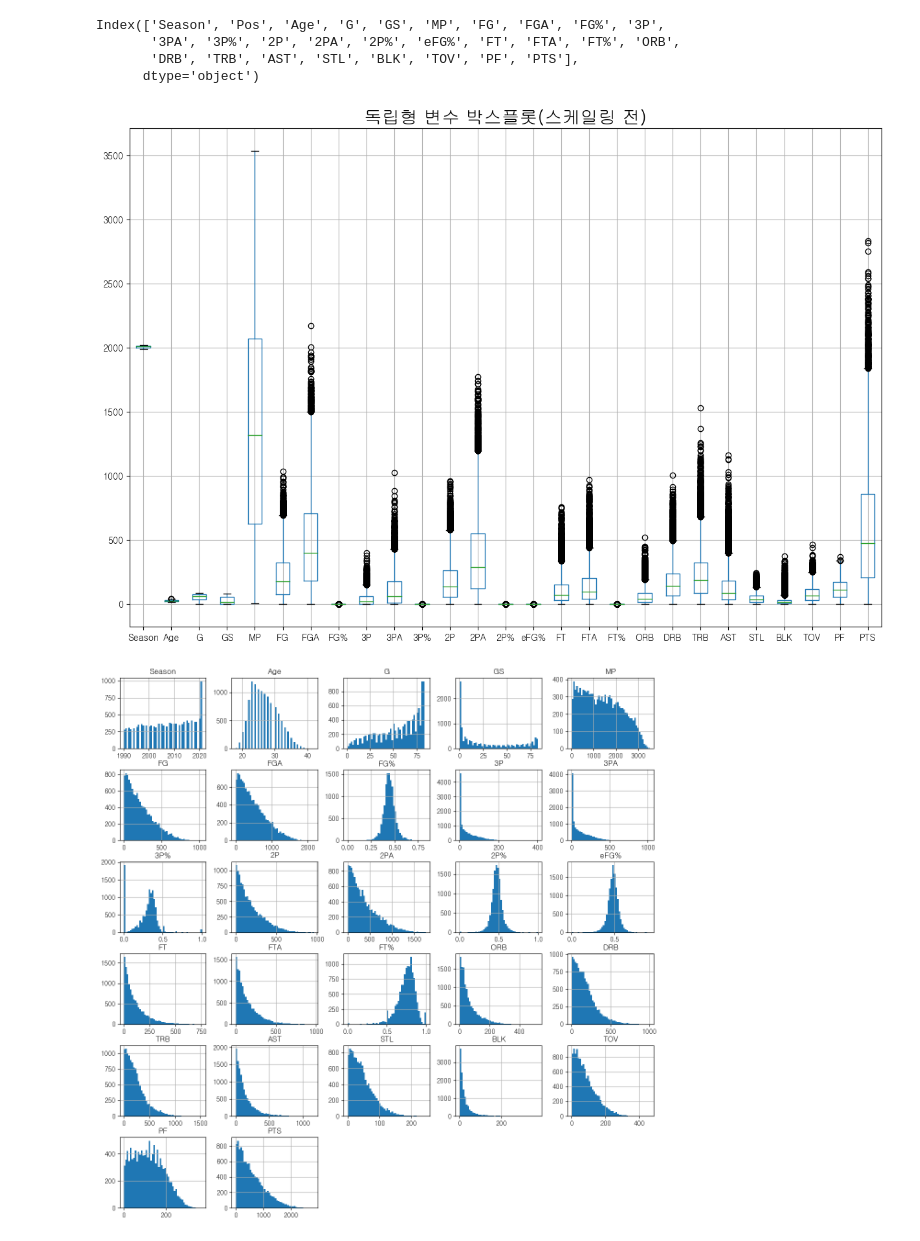
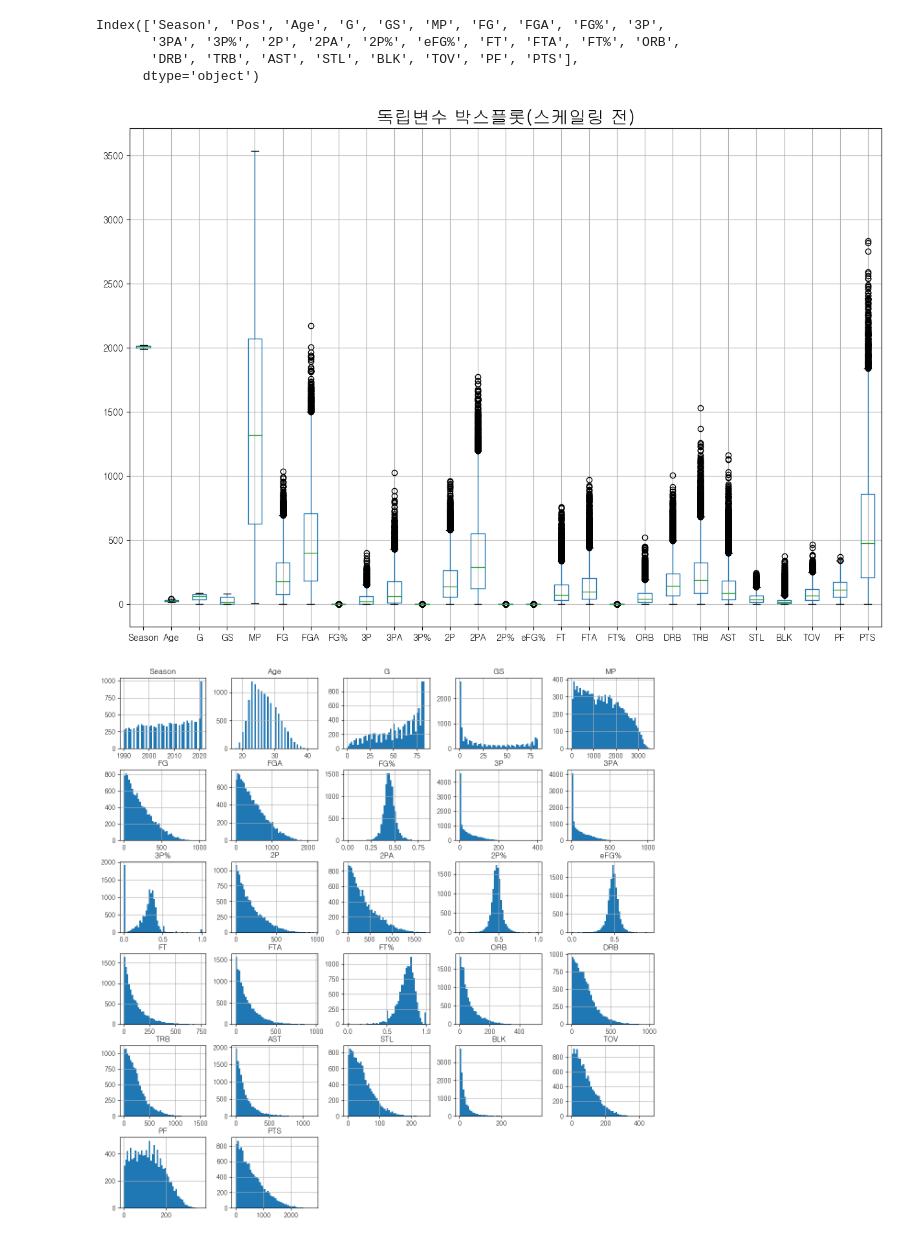
Before and after one commit to sangchun1/nba_salary, a Jupyter notebook: preprocess.ipynb, the cells around one changed output. Cells and saved outputs as stored; diff of their text form; code cells hidden in the pictures.

```diff
--- a/preprocess.ipynb
+++ b/preprocess.ipynb
@@ -281,14 +317,14 @@ Index(['Season', 'Pos', 'Age', 'G', 'GS', 'MP', 'FG', 'FGA', 'FG%', '3P',
        'DRB', 'TRB', 'AST', 'STL', 'BLK', 'TOV', 'PF', 'PTS'],
       dtype='object')
 # %%
-# 독립형 변수 박스플롯(스케일링 전)
+# 독립변수 박스플롯(스케일링 전)
 %matplotlib inline
 df1X.boxplot(column=['Season', 'Age','G', 'GS', 'MP', 'FG', 'FGA',
        'FG%', '3P', '3PA', '3P%', '2P', '2PA', '2P%', 'eFG%', 'FT', 'FTA',
        'FT%', 'ORB', 'DRB', 'TRB', 'AST', 'STL', 'BLK', 'TOV', 'PF', 'PTS'], figsize=(15, 10))
-plt.title('독립형 변수 박스플롯(스케일링 전)', fontsize=20)
-plt.savefig('./plot/독립형 변수 박스플롯(스케일링 전).png')
+plt.title('독립변수 박스플롯(스케일링 전)', fontsize=20)
+plt.savefig('./plot/독립변수 박스플롯(스케일링 전).png')
 plt.show()
 # %% [output]
-[figure, old version]
+[figure, new version]
 # %%
```
Also changed, not shown: parts of 6 cells of this notebook, 5 other files.
